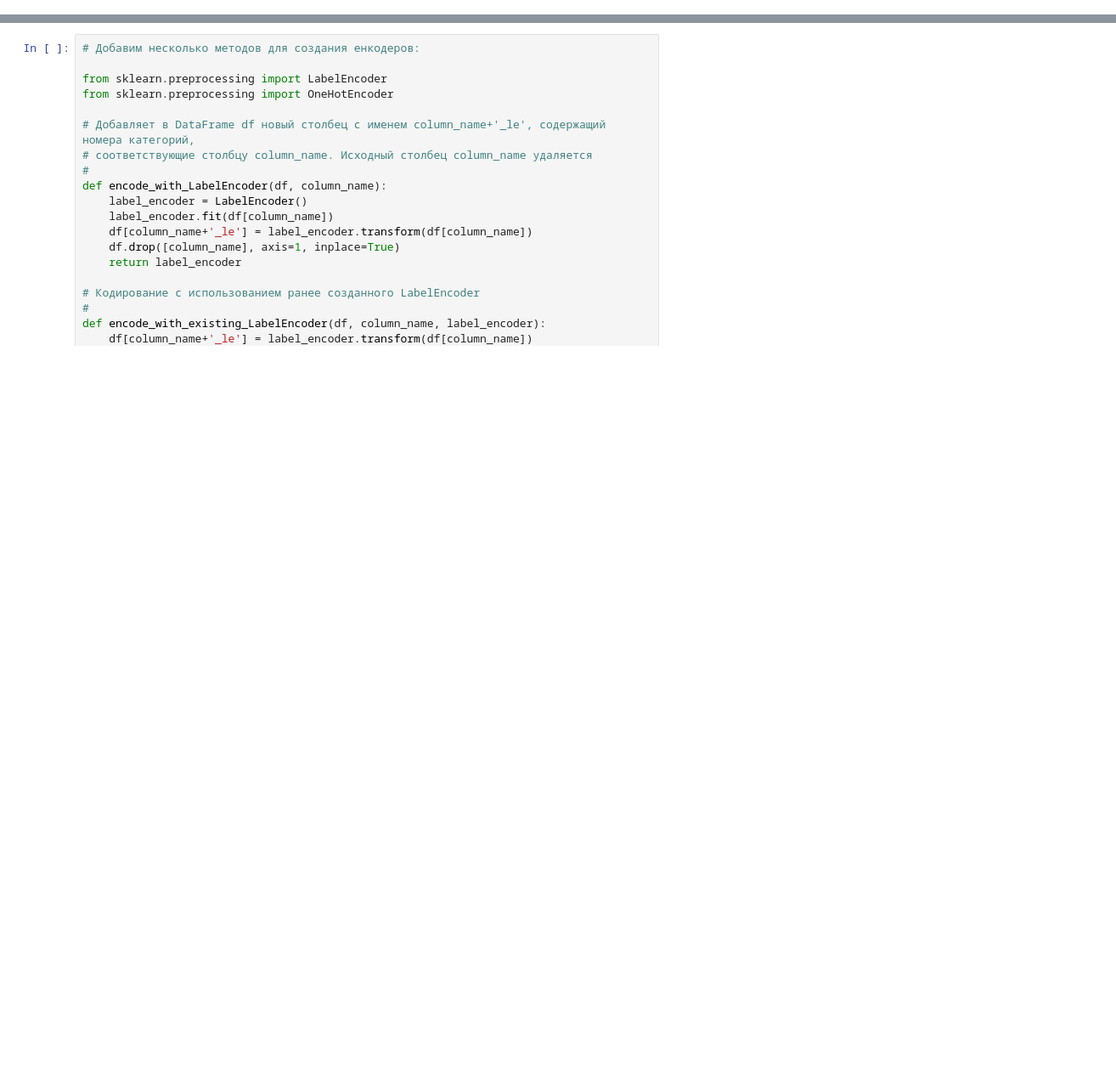
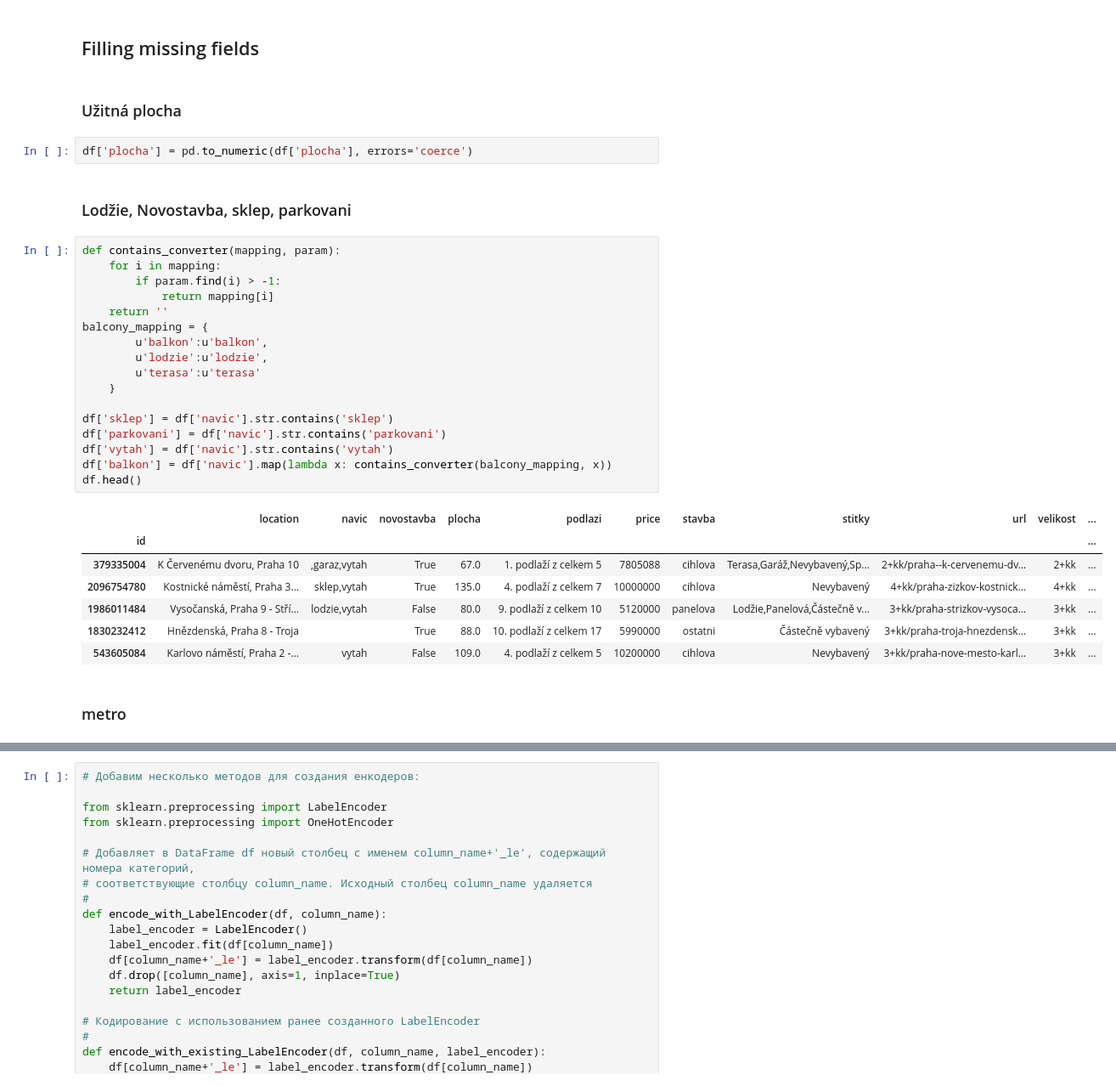
Before and after one commit to denisPetruchik/priceTest, a Jupyter notebook: analysis.ipynb, the cells around one changed output, grey strips where cells are left out. Shown: that part at 85% size. Saved outputs shown, nothing was run; the diff lists cells and outputs as text; blank space fills up the shorter version.

```diff
--- a/analysis.ipynb
+++ b/analysis.ipynb
@@ -602,3 +122,38 @@ df = df.drop(u'Этаж / Этажность', axis=1)
+# %% [markdown]
+## Filling missing fields
+# %% [markdown]
+### Užitná plocha
+# %%
+df['plocha'] = pd.to_numeric(df['plocha'], errors='coerce')
+# %% [markdown]
+### Lodžie, Novostavba, sklep, parkovani
+# %%
+def contains_converter(mapping, param):
+    for i in mapping:
+        if param.find(i) > -1:
+            return mapping[i]
+    return ''
+balcony_mapping = {
+        u'balkon':u'balkon',
+        u'lodzie':u'lodzie',
+        u'terasa':u'terasa'
+    }
+
+df['sklep'] = df['navic'].str.contains('sklep')
+df['parkovani'] = df['navic'].str.contains('parkovani')
+df['vytah'] = df['navic'].str.contains('vytah')
+df['balkon'] = df['navic'].map(lambda x: contains_converter(balcony_mapping, x))
+df.head()
+# %% [output]
+|  | location | navic | novostavba | plocha | podlazi | price | stavba | stitky | url | velikost | ... |
+| id |  |  |  |  |  |  |  |  |  |  | ... |
+| 379335004 | K Červenému dvoru, Praha 10 | ,garaz,vytah | True | 67.0 | 1. podlaží z celkem 5 | 7805088 | cihlova | Terasa,Garáž,Nevybavený,Sp... | 2+kk/praha--k-cervenemu-dv... | 2+kk | ... |
+| 2096754780 | Kostnické náměstí, Praha 3... | sklep,vytah | True | 135.0 | 4. podlaží z celkem 7 | 10000000 | cihlova | Nevybavený | 4+kk/praha-zizkov-kostnick... | 4+kk | ... |
+| 1986011484 | Vysočanská, Praha 9 - Stří... | lodzie,vytah | False | 80.0 | 9. podlaží z celkem 10 | 5120000 | panelova | Lodžie,Panelová,Částečně v... | 3+kk/praha-strizkov-vysoca... | 3+kk | ... |
+| 1830232412 | Hnězdenská, Praha 8 - Troja |  | True | 88.0 | 10. podlaží z celkem 17 | 5990000 | ostatni | Částečně vybavený | 3+kk/praha-troja-hnezdensk... | 3+kk | ... |
+| 543605084 | Karlovo náměstí, Praha 2 -... | vytah | False | 109.0 | 4. podlaží z celkem 5 | 10200000 | cihlova | Nevybavený | 3+kk/praha-nove-mesto-karl... | 3+kk | ... |
+# %% [markdown]
+### metro
 # %%
 df.info()
 # %% [output]
```
Also changed, not shown: parts of 112 cells of this notebook, 5 other files.
